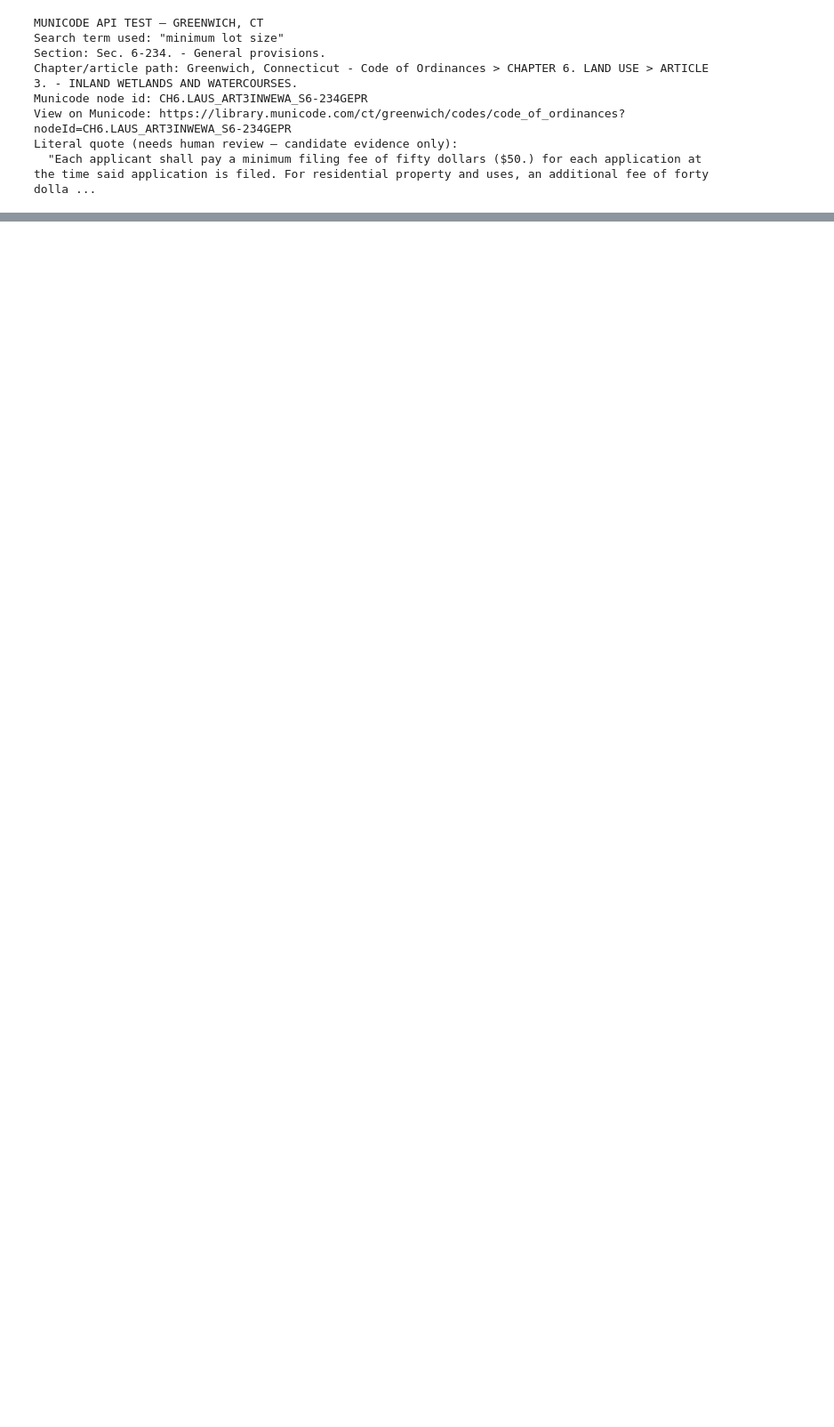
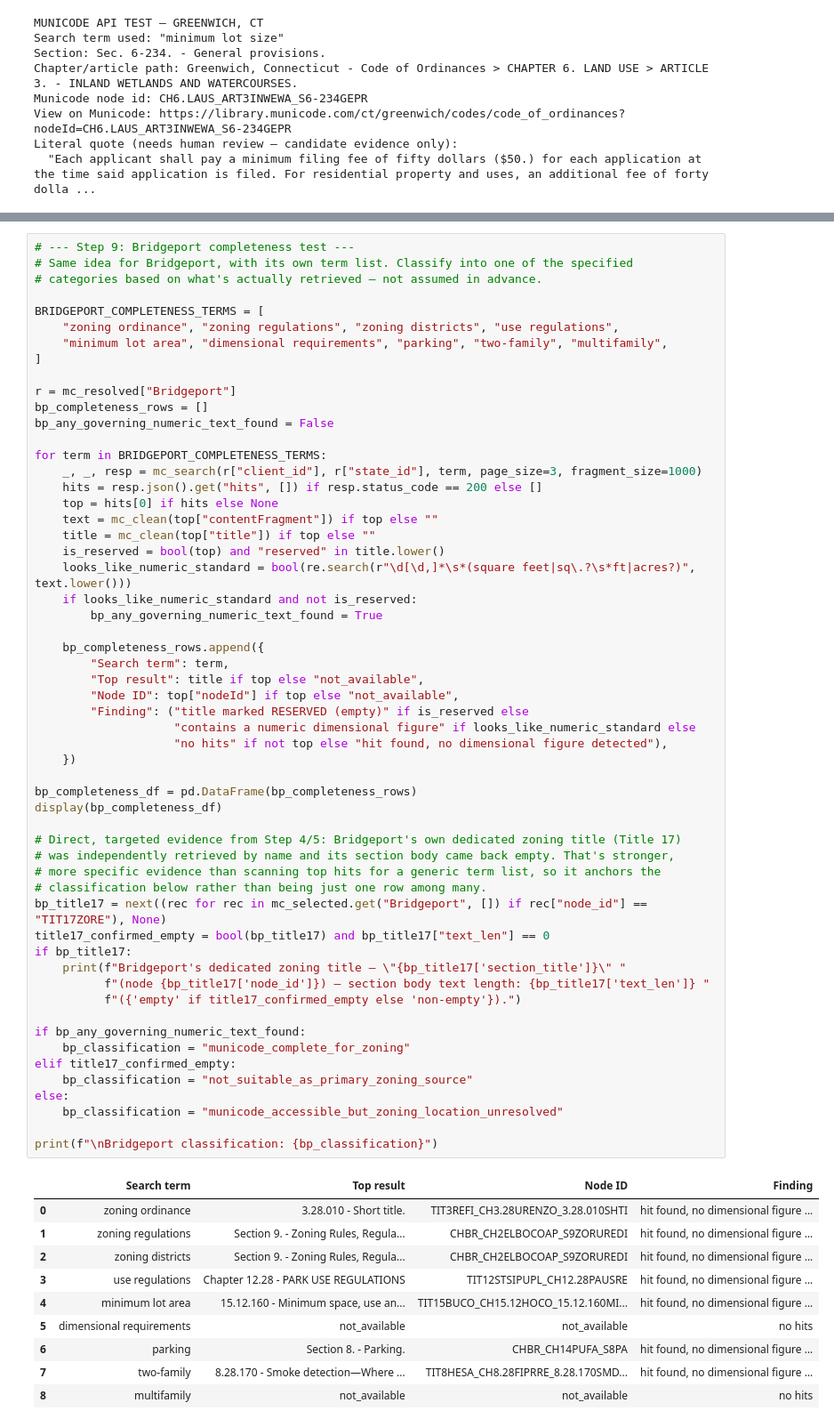
Before and after one commit to sierramendoza543/HAP-Repository, a Jupyter notebook: New_StageA/01_collection_testing.ipynb, the cells around one changed output, grey strips where cells are left out. Shown at 89% size. Drawn from its saved outputs; the diff is of its cells as text; blank space fills up the shorter version.

```diff
--- a/New_StageA/01_collection_testing.ipynb
+++ b/New_StageA/01_collection_testing.ipynb
@@ -140,0 +614,67 @@ Literal quote (needs human review — candidate evidence only):
+# %%
+# --- Step 9: Bridgeport completeness test ---
+# Same idea for Bridgeport, with its own term list. Classify into one of the specified
+# categories based on what's actually retrieved — not assumed in advance.
+
+BRIDGEPORT_COMPLETENESS_TERMS = [
+    "zoning ordinance", "zoning regulations", "zoning districts", "use regulations",
+    "minimum lot area", "dimensional requirements", "parking", "two-family", "multifamily",
+]
+
+r = mc_resolved["Bridgeport"]
+bp_completeness_rows = []
+bp_any_governing_numeric_text_found = False
+
+for term in BRIDGEPORT_COMPLETENESS_TERMS:
+    _, _, resp = mc_search(r["client_id"], r["state_id"], term, page_size=3, fragment_size=1000)
+    hits = resp.json().get("hits", []) if resp.status_code == 200 else []
+    top = hits[0] if hits else None
+    text = mc_clean(top["contentFragment"]) if top else ""
+    title = mc_clean(top["title"]) if top else ""
+    is_reserved = bool(top) and "reserved" in title.lower()
+    looks_like_numeric_standard = bool(re.search(r"\d[\d,]*\s*(square feet|sq\.?\s*ft|acres?)", text.lower()))
+    if looks_like_numeric_standard and not is_reserved:
+        bp_any_governing_numeric_text_found = True
+
+    bp_completeness_rows.append({
+        "Search term": term,
+        "Top result": title if top else "not_available",
+        "Node ID": top["nodeId"] if top else "not_available",
+        "Finding": ("title marked RESERVED (empty)" if is_reserved else
+                    "contains a numeric dimensional figure" if looks_like_numeric_standard else
+                    "no hits" if not top else "hit found, no dimensional figure detected"),
+    })
+
+bp_completeness_df = pd.DataFrame(bp_completeness_rows)
+display(bp_completeness_df)
+
+# Direct, targeted evidence from Step 4/5: Bridgeport's own dedicated zoning title (Title 17)
+# was independently retrieved by name and its section body came back empty. That's stronger,
+# more specific evidence than scanning top hits for a generic term list, so it anchors the
+# classification below rather than being just one row among many.
+bp_title17 = next((rec for rec in mc_selected.get("Bridgeport", []) if rec["node_id"] == "TIT17ZORE"), None)
+title17_confirmed_empty = bool(bp_title17) and bp_title17["text_len"] == 0
+if bp_title17:
+    print(f"Bridgeport's dedicated zoning title — \"{bp_title17['section_title']}\" "
+          f"(node {bp_title17['node_id']}) — section body text length: {bp_title17['text_len']} "
+          f"({'empty' if title17_confirmed_empty else 'non-empty'}).")
+
+if bp_any_governing_numeric_text_found:
+    bp_classification = "municode_complete_for_zoning"
+elif title17_confirmed_empty:
+    bp_classification = "not_suitable_as_primary_zoning_source"
+else:
+    bp_classification = "municode_accessible_but_zoning_location_unresolved"
+
+print(f"\nBridgeport classification: {bp_classification}")
+# %% [output]
+|  | Search term | Top result | Node ID | Finding |
+| 0 | zoning ordinance | 3.28.010 - Short title. | TIT3REFI_CH3.28URENZO_3.28.010SHTI | hit found, no dimensional figure ... |
+| 1 | zoning regulations | Section 9. - Zoning Rules, Regula... | CHBR_CH2ELBOCOAP_S9ZORUREDI | hit found, no dimensional figure ... |
+| 2 | zoning districts | Section 9. - Zoning Rules, Regula... | CHBR_CH2ELBOCOAP_S9ZORUREDI | hit found, no dimensional figure ... |
+| 3 | use regulations | Chapter 12.28 - PARK USE REGULATIONS | TIT12STSIPUPL_CH12.28PAUSRE | hit found, no dimensional figure ... |
+| 4 | minimum lot area | 15.12.160 - Minimum space, use an... | TIT15BUCO_CH15.12HOCO_15.12.160MI... | hit found, no dimensional figure ... |
+| 5 | dimensional requirements | not_available | not_available | no hits |
+| 6 | parking | Section 8. - Parking. | CHBR_CH14PUFA_S8PA | hit found, no dimensional figure ... |
+| 7 | two-family | 8.28.170 - Smoke detection—Where ... | TIT8HESA_CH8.28FIPRRE_8.28.170SMD... | hit found, no dimensional figure ... |
+| 8 | multifamily | not_available | not_available | no hits |
```
Also changed, not shown: parts of 15 cells of this notebook, 1 other file.
